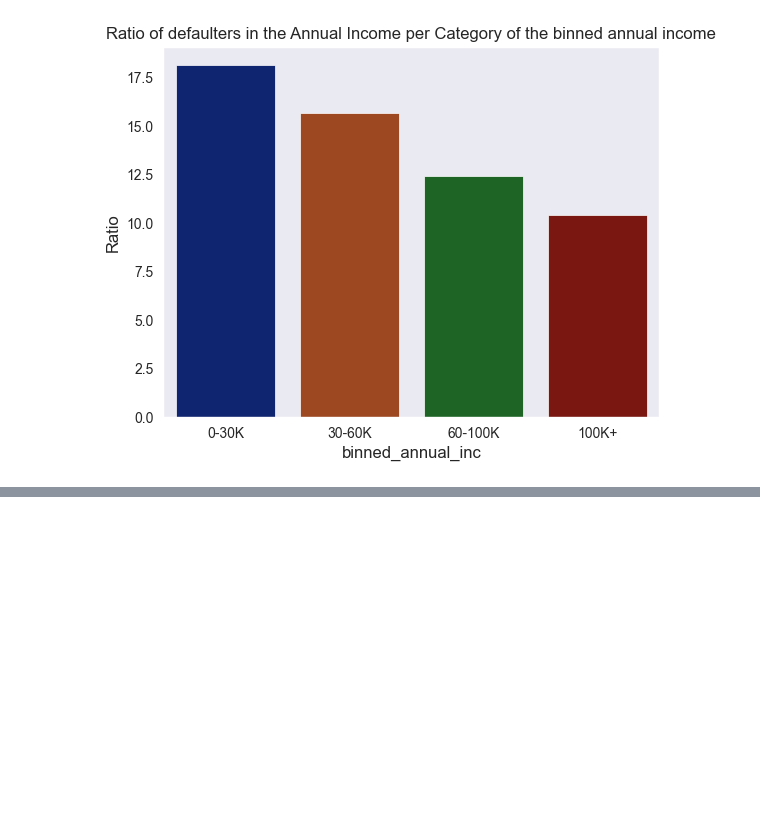
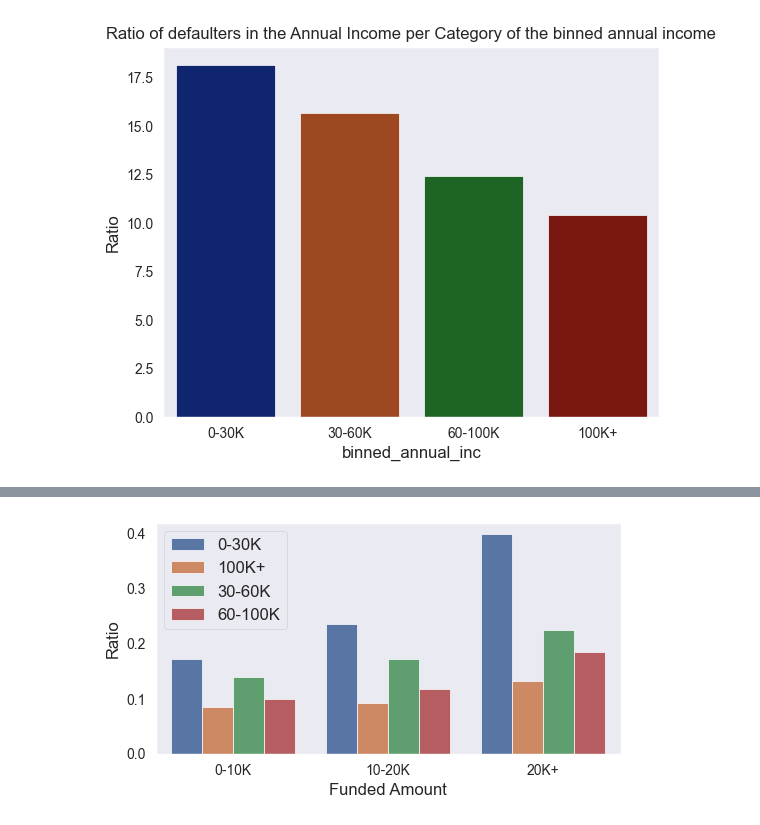
Before and after one commit to richwej/eda_projects, a Jupyter notebook: EDA - Lending Club.ipynb, the cells around one changed output, grey strips where cells are left out. Drawn from its saved outputs; the diff is of its cells as text; code cells hidden in the pictures; blank space fills up the shorter version.

```diff
--- a/EDA - Lending Club.ipynb
+++ b/EDA - Lending Club.ipynb
@@ -932,0 +999,8 @@ plt.show()
+# %%
+fmnt_ainc_defaulters = loan_dataset_cp[loan_dataset_cp.defaulted == 1].groupby(['funded_amount_classification', 'binned_annual_inc'])['defaulted'].count().reset_index()
+# %%
+fmnt_ainc_defaulted = loan_dataset_cp.groupby(['funded_amount_classification', 'binned_annual_inc'])['defaulted'].count().reset_index()
+# %%
+fmnt_ainc_full = pd.merge(fmnt_ainc_defaulters, fmnt_ainc_defaulted, on = ['funded_amount_classification', 'binned_annual_inc'], how = 'left', suffixes= ('_yes', '_yes_and_no'))
+# %%
+fmnt_ainc_full = fmnt_ainc_full.assign(Ratio = fmnt_ainc_full.defaulted_yes/fmnt_ainc_full.defaulted_yes_and_no)
@@ -932,0 +1025,14 @@ plt.show()
+# %%
+plt.figure(figsize=(6,3))
+sns.barplot(data = fmnt_ainc_full, x = 'funded_amount_classification', y = 'Ratio',
+            hue = 'binned_annual_inc', palette= 'deep'
+           )
+plt.xlabel('Funded Amount', fontsize = 12)
+plt.ylabel('Ratio', fontsize = 12)
+plt.legend(fontsize = 12)
+plt.rc('xtick', labelsize = 10)
+
+#look more of plt.xticks and plt.yticks..., mine is kind of like a number
+plt.show()
+# %% [output]
+[figure, added]
```
Also changed, not shown: parts of 30 cells of this notebook.
